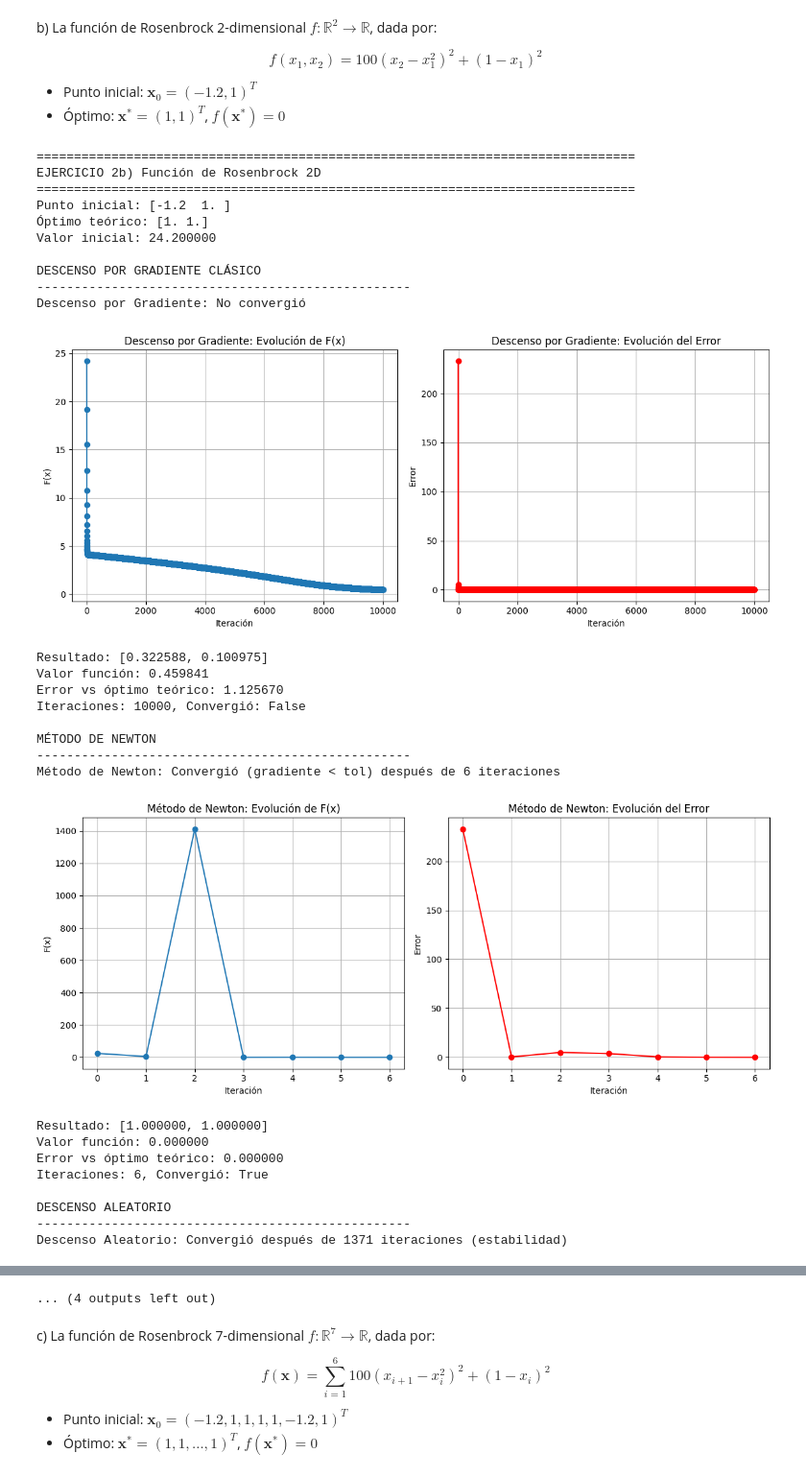
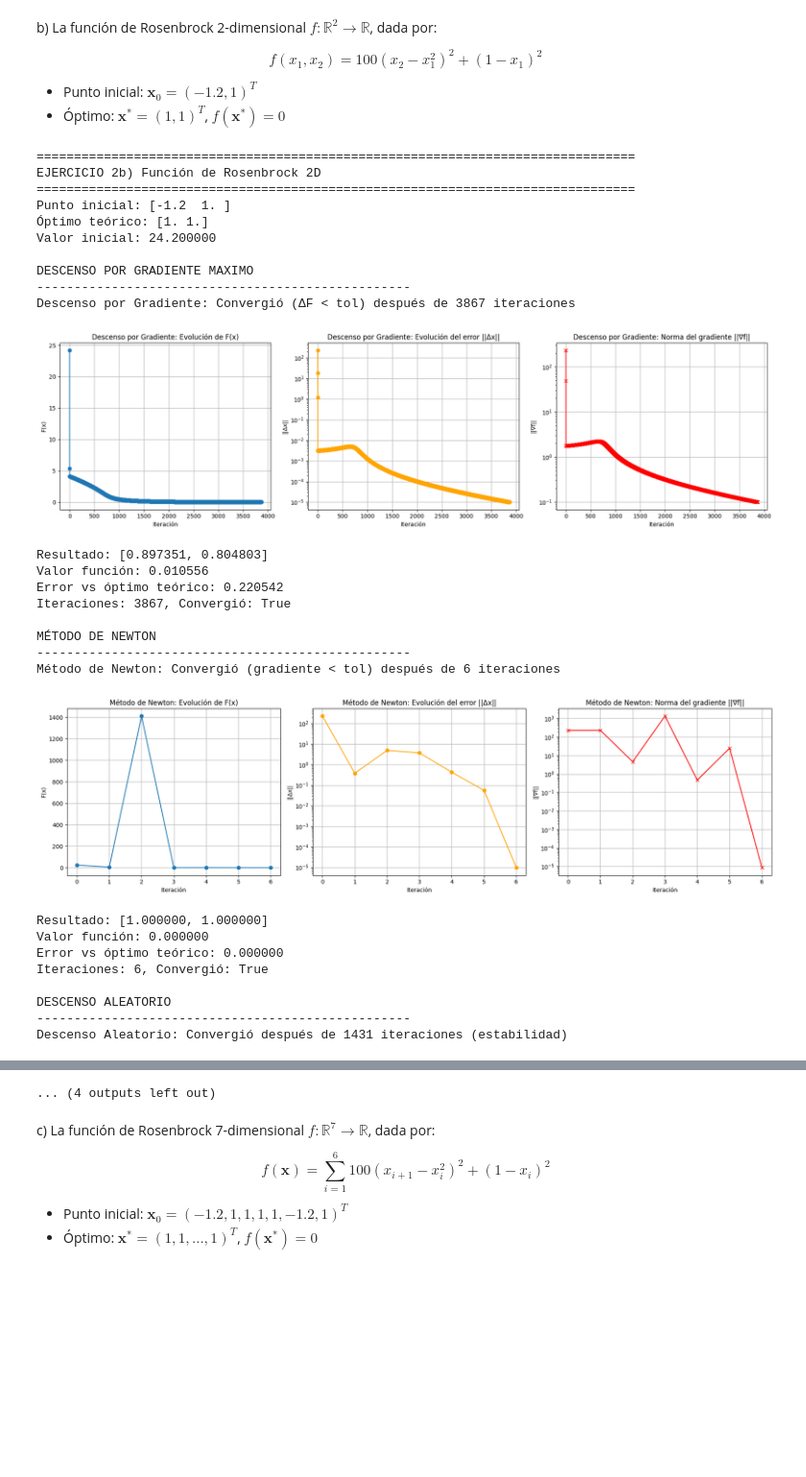
Before and after one commit to donmatthiuz/ModelacionSimu, a Jupyter notebook: problema1-2.ipynb, the cells around one changed output, grey strips where cells are left out. Shown at 96% size. Saved outputs shown, nothing was run; the diff lists cells and outputs as text; code cells hidden in the pictures; blank space fills up the shorter version.

```diff
--- a/problema1-2.ipynb
+++ b/problema1-2.ipynb
@@ -771,11 +804,11 @@ def test_rosenbrock_2d_completo():
 
     optimizer = DescensoGradiente(rosenbrock_2d, rosenbrock_2d_grad)
 
-    # Descenso por Gradiente Clásico
-    print("DESCENSO POR GRADIENTE CLÁSICO")
+    # Descenso por Gradiente
+    print("DESCENSO POR GRADIENTE MAXIMO")
     print("-" * 50)
     x_opt_grad, stps_xk, _, _, iter_grad, conv_grad = optimizer.steepest_descent(
-        x0=x0, alpha=0.0001, maxIter=10000, tol=1e-5
+        x0=x0, alpha=0.001, maxIter=10000, tol=1e-5
     )
     if not np.any(np.isnan(x_opt_grad)):
         print(f"Resultado: [{x_opt_grad[0]:.6f}, {x_opt_grad[1]:.6f}]")
@@ -814,7 +847,7 @@ def test_rosenbrock_2d_completo():
     print("FLETCHER-REEVES")
     print("-" * 50)
     x_opt_fr, fr_xk, _, _, iter_fr, conv_fr = optimizer.conjugate_gradient_flerev(
-        x0=x0, alpha=0.00001, maxIter=10000, tol=1e-6
+        x0=x0, alpha=0.001, maxIter=10000, tol=1e-6
     )
     if not np.any(np.isnan(x_opt_fr)):
         print(f"Resultado: [{x_opt_fr[0]:.6f}, {x_opt_fr[1]:.6f}]")
@@ -830,45 +863,45 @@ def test_rosenbrock_2d_completo():
         x0=x0, tol=1e-6, maxIter=10000
     )
     if not np.any(np.isnan(x_opt_bfgs)):
         print(f"Resultado: [{x_opt_bfgs[0]:.6f}, {x_opt_bfgs[1]:.6f}]")
         print(f"Valor función: {rosenbrock_2d(x_opt_bfgs):.6f}")
         print(f"Error vs óptimo teórico: {np.linalg.norm(x_opt_bfgs - x_optimo_teorico):.6f}")
     print(f"Iteraciones: {iter_bfgs}, Convergió: {conv_bfgs}")
 
     print("-" * 50)
     print("Graficos de Nivel")
     visualizar_iteraciones(rosenbrock_2d, stps_xk, title="Steepest Naive")
 
     visualizar_iteraciones(rosenbrock_2d, newton_xk, title="MÉTODO DE NEWTON")
 
     visualizar_iteraciones(rosenbrock_2d, aleatorio_xk, title="DESCENSO ALEATORIO")
 
     visualizar_iteraciones(rosenbrock_2d, fr_xk, title="FLETCHER-REEVES")
 
     visualizar_iteraciones(rosenbrock_2d, bfgs_xk, title="BFGS")
 
 test_rosenbrock_2d_completo()
 # %% [output]
 ================================================================================
 EJERCICIO 2b) Función de Rosenbrock 2D
 ================================================================================
 Punto inicial: [-1.2  1. ]
 Óptimo teórico: [1. 1.]
 Valor inicial: 24.200000
 
-DESCENSO POR GRADIENTE CLÁSICO
+DESCENSO POR GRADIENTE MAXIMO
 --------------------------------------------------
-Descenso por Gradiente: No convergió
+Descenso por Gradiente: Convergió (ΔF < tol) después de 3867 iteraciones
-[figure, old version]
+[figure, new version]
-Resultado: [0.322588, 0.100975]
-Valor función: 0.459841
-Error vs óptimo teórico: 1.125670
-Iteraciones: 10000, Convergió: False
+Resultado: [0.897351, 0.804803]
+Valor función: 0.010556
+Error vs óptimo teórico: 0.220542
+Iteraciones: 3867, Convergió: True
 
 MÉTODO DE NEWTON
 --------------------------------------------------
 Método de Newton: Convergió (gradiente < tol) después de 6 iteraciones
-[figure, old version]
+[figure, new version]
 Resultado: [1.000000, 1.000000]
 Valor función: 0.000000
 Error vs óptimo teórico: 0.000000
@@ -876,4 +909,4 @@ Iteraciones: 6, Convergió: True
 
 DESCENSO ALEATORIO
 --------------------------------------------------
-Descenso Aleatorio: Convergió después de 1371 iteraciones (estabilidad)
+Descenso Aleatorio: Convergió después de 1431 iteraciones (estabilidad)
```
Also changed, not shown: parts of 6 cells of this notebook.
